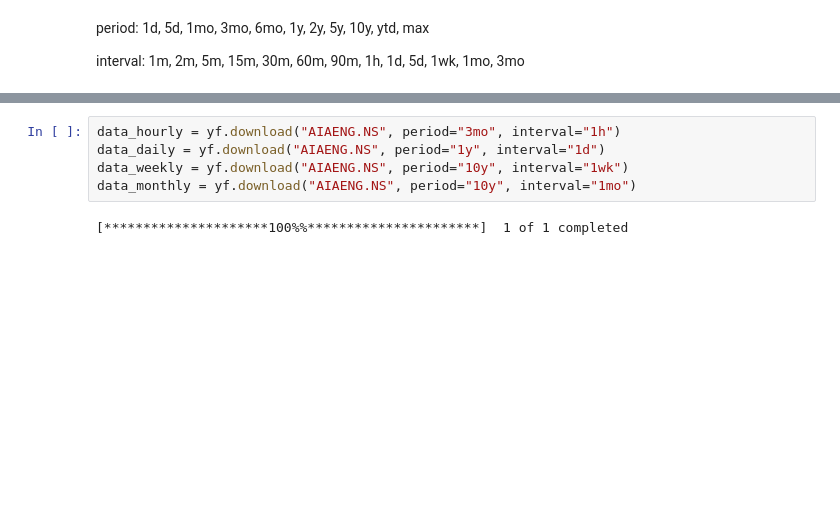
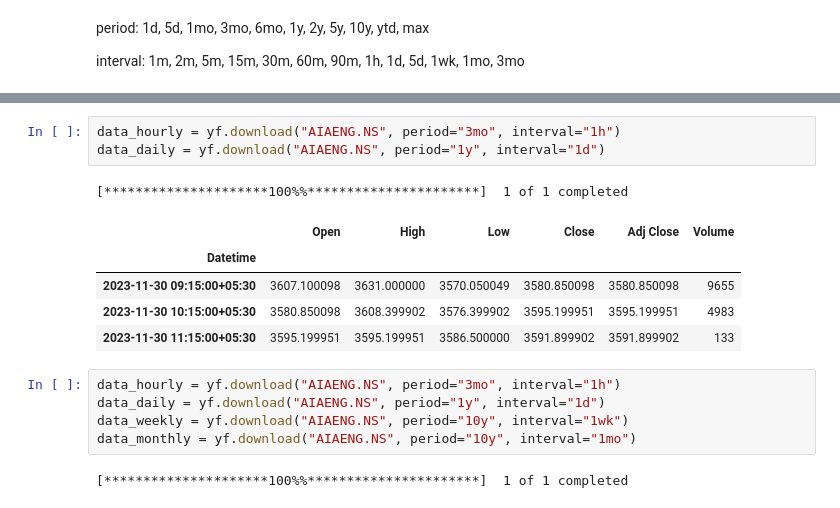
Before and after one commit to psshri/stock-charts, a Jupyter notebook: test.ipynb, the cells around one changed output, grey strips where cells are left out. Cells and saved outputs as stored; diff of their text form; blank space fills up the shorter version.

```diff
--- a/test.ipynb
+++ b/test.ipynb
@@ -16,3 +52,13 @@ interval: 1m, 2m, 5m, 15m, 30m, 60m, 90m, 1h, 1d, 5d, 1wk, 1mo, 3mo
+# %%
+data_hourly = yf.download("AIAENG.NS", period="3mo", interval="1h")
+data_daily = yf.download("AIAENG.NS", period="1y", interval="1d")
+# %% [output]
+[*********************100%%**********************]  1 of 1 completed
+|  | Open | High | Low | Close | Adj Close | Volume |
+| Datetime |  |  |  |  |  |  |
+| 2023-11-30 09:15:00+05:30 | 3607.100098 | 3631.000000 | 3570.050049 | 3580.850098 | 3580.850098 | 9655 |
+| 2023-11-30 10:15:00+05:30 | 3580.850098 | 3608.399902 | 3576.399902 | 3595.199951 | 3595.199951 | 4983 |
+| 2023-11-30 11:15:00+05:30 | 3595.199951 | 3595.199951 | 3586.500000 | 3591.899902 | 3591.899902 | 133 |
 # %%
 data_hourly = yf.download("AIAENG.NS", period="3mo", interval="1h")
 data_daily = yf.download("AIAENG.NS", period="1y", interval="1d")
```
Also changed, not shown: parts of 3 cells of this notebook, 4 other files.
